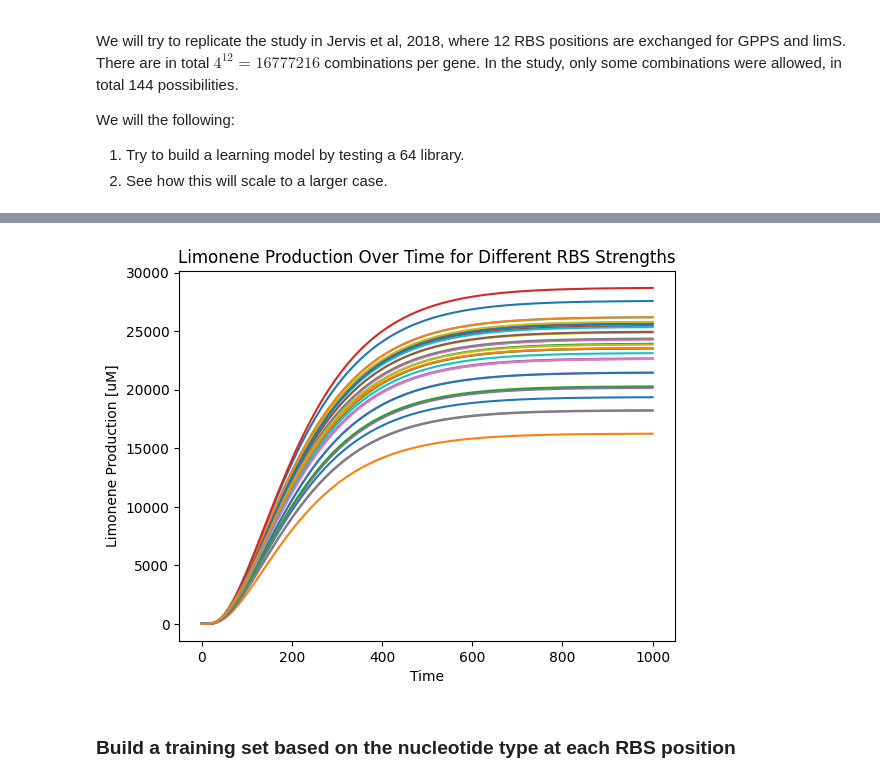
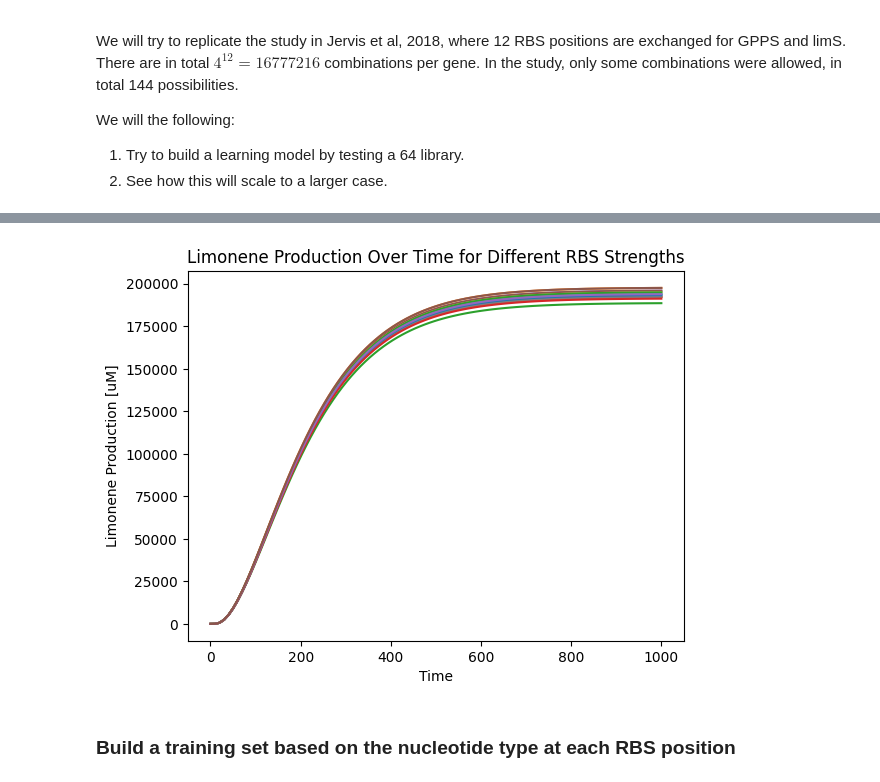
Before and after one commit to pablocarb/uimp-synbio, a Jupyter notebook: Data-generation.ipynb, the cells around one changed output, grey strips where cells are left out. Cells and saved outputs as stored; diff of their text form; code cells hidden in the pictures.

```diff
--- a/Data-generation.ipynb
+++ b/Data-generation.ipynb
@@ -81,13 +81,15 @@ time = np.linspace(0, 1000, 100)  # Time points for simulation
 n = 5 # Number of RBS strengths to test
 rbs = np.random.rand(n,2)  # Example RBS strengths for gene 1
 X = [] # Placeholder for RBS strengths combinations
-Y = [] # Placeholder for results
+Y_ini = [] # Placeholder for results
 
 for rbs1_strength in np.random.rand(5): #[0.1, 0.5, 1.0]:  # Example RBS strengths for gene 1
     for rbs2_strength in np.random.rand(5): #[0.1, 0.5, 1.0]:  # Example RBS strengths for gene 2
         result = odeint(limonene_production_dynamics, y0, time, args=(rbs1_strength, rbs2_strength))
         X.append([rbs1_strength, rbs2_strength])  # Store the RBS strengths
-        Y.append(result[-1, -1])  # Store the final limonene production value
+        yval = np.sin(result[-1, -1])
+        yval = result[-1, -1]
+        Y_ini.append(yval)  # Store the final limonene production value
         plt.plot(time, result[:, -1], label=f'RBS1: {rbs1_strength}, RBS2: {rbs2_strength}')
 
 # for i in np.arange(n): #[0.1, 0.5, 1.0]:  # Example RBS strengths for gene 1
@@ -202,8 +205,8 @@ We will the following:
 2. See how this will scale to a larger case.
 # %%
 allowed = {'R': ['A','G'], 'V': ['A','C','G'], 'S': ['C','G']}
-variants1 = 'RRVRR'
-variants2 = 'RSVRS'
+variants1 = 'RRVS'
+variants2 = 'RSVV'
 variants = variants1 + variants2
 possible = []
 possible1 = []
@@ -310,44 +325,50 @@ RBS strengths for each combination:
 l1 = list(rbss1.keys())
 l2 = list(rbss2.keys())
 
-rkeys1 = np.random.choice(np.arange(len(l1)), 32, replace=False)
-rkeys2 = np.random.choice(np.arange(len(l2)), 32, replace=False)
+libsize = 16
+
+rkeys1 = np.random.choice(np.arange(len(l1)), libsize, replace=False)
+rkeys2 = np.random.choice(np.arange(len(l2)), libsize, replace=False)
 
 lib1 = [l1[i] for i in rkeys1]
 lib2 = [l2[i] for i in rkeys2]
 # %%
 
 
 # This code simulates the limonene production dynamics based on RBS strengths, generates combinations of RBS sequences, and evaluates the model using different regression techniques.
 
 y0 = [0, 0, 0, 0, 0, 0]  # Initial conditions for the system
 time = np.linspace(0, 1000, 100)  # Time points for simulation
 
 X = [] # Placeholder for RBS strengths combinations
 Y = [] # Placeholder for results
 
-libsize = 32
 mylib = []
 
 for i in np.arange(libsize): #[0.1, 0.5, 1.0]:  # Example RBS strengths for gene 1
         r1 = l1[np.random.choice(np.arange(len(l1)))]
         r2 = l2[np.random.choice(np.arange(len(l2)))]
-        rbs1_strength = rbss1[r1]+0*np.random.normal()  # RBS strength for first gene
-        rbs2_strength = rbss2[r2]+0*np.random.normal()
+        r1 = lib1[i]
+        r2 = lib2[i]
+        rbs1_strength = 40+rbss1[r1]+0*np.random.normal()  # RBS strength for first gene
+        rbs2_strength = 40+rbss2[r2]+0*np.random.normal()
         mylib.append((r1,r2))
         result = odeint(limonene_production_dynamics, y0, time, args=(rbs1_strength, rbs2_strength))
         X.append([rbs1_strength, rbs2_strength])  # Store the RBS strengths
-        Y.append(result[-1, -1]+0*np.random.normal())  # Store the final limonene production value
+#        yval = np.sin(result[-1, -1])
+        yval = np.sin((result[-1, -1] - 200000)/2000)+np.random.normal()
+        yval = np.sin(rbs1_strength)+ np.sin(rbs2_strength)
+        Y.append(yval+0*np.random.normal())  # Store the final limonene production value
         plt.plot(time, result[:, -1], label=f'RBS1: {rbs1_strength}, RBS2: {rbs2_strength}')
 
 
 plt.xlabel('Time')
 plt.ylabel('Limonene Production [uM]')
 plt.title('Limonene Production Over Time for Different RBS Strengths')
 #plt.legend()
 plt.show()
 # %% [output]
-[figure, old version]
+[figure, new version]
 # %% [markdown]
 ### Build a training set based on the nucleotide type at each RBS position
 # %%
```
Also changed, not shown: parts of 14 cells of this notebook, 2 other files.
